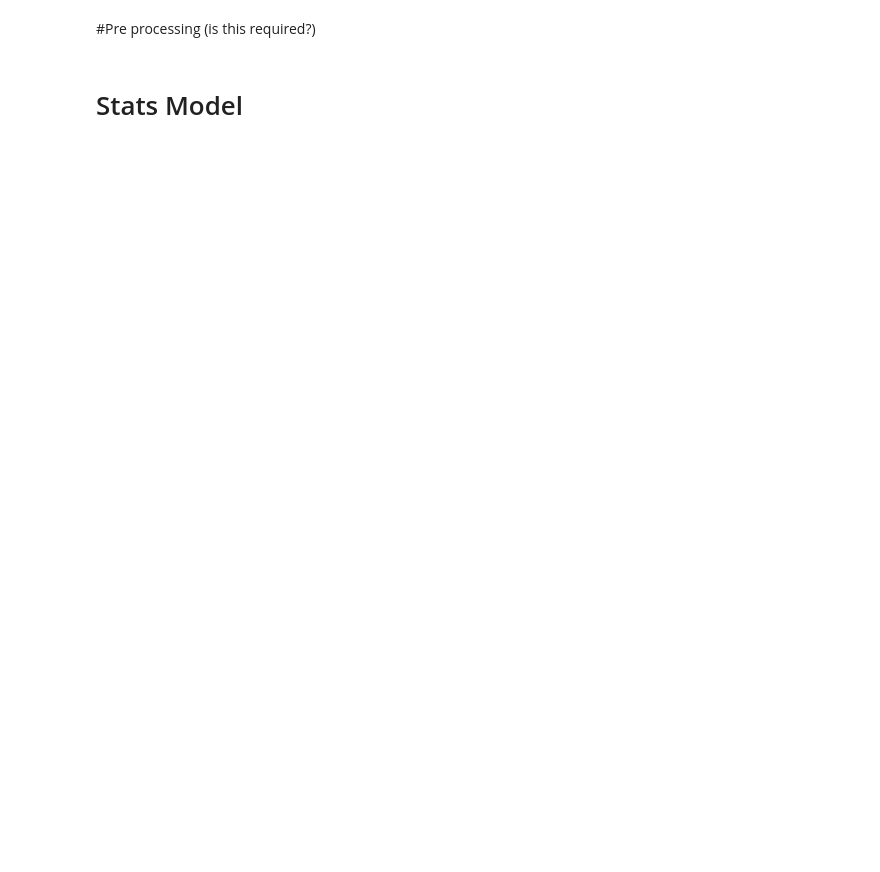
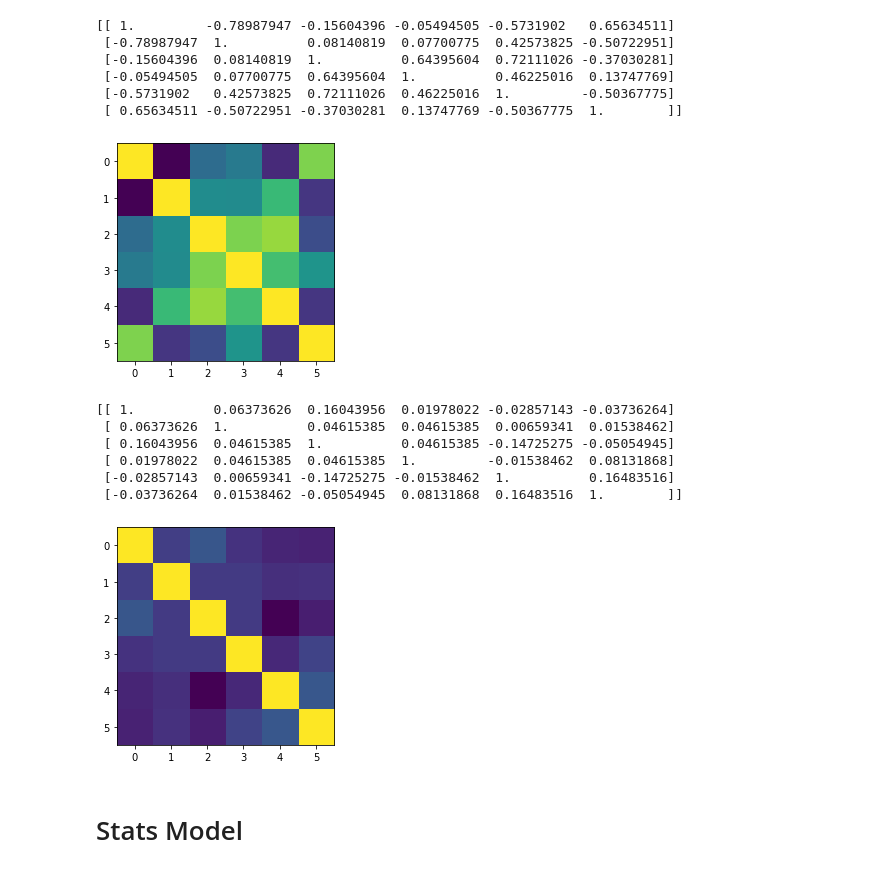
Before and after one commit to Manasi1999/ABC_GAN, a Jupyter notebook: src/Dataset4-Capital_Punishment.ipynb, the cells around one changed output. Saved outputs shown, nothing was run; the diff lists cells and outputs as text; code cells hidden in the pictures; blank space fills up the shorter version.

```diff
--- a/src/Dataset4-Capital_Punishment.ipynb
+++ b/src/Dataset4-Capital_Punishment.ipynb
@@ -29,7 +36,19 @@ ModuleNotFoundError: No module named 'torch'
 # %%
 #Load the dataset
-real_data = sm.datasets.cpunish.load_pandas()
-real_data.data
+X,Y = cpunishDataset.cpunish_data()
 n_features = 6
+# %% [output]
+[[ 1.         -0.78987947 -0.15604396 -0.05494505 -0.5731902   0.65634511]
+ [-0.78987947  1.          0.08140819  0.07700775  0.42573825 -0.50722951]
+ [-0.15604396  0.08140819  1.          0.64395604  0.72111026 -0.37030281]
+ [-0.05494505  0.07700775  0.64395604  1.          0.46225016  0.13747769]
+ [-0.5731902   0.42573825  0.72111026  0.46225016  1.         -0.50367775]
+ [ 0.65634511 -0.50722951 -0.37030281  0.13747769 -0.50367775  1.        ]]
+[figure, added]
+[[ 1.          0.06373626  0.16043956  0.01978022 -0.02857143 -0.03736264]
+ [ 0.06373626  1.          0.04615385  0.04615385  0.00659341  0.01538462]
+ [ 0.16043956  0.04615385  1.          0.04615385 -0.14725275 -0.05054945]
+ [ 0.01978022  0.04615385  0.04615385  1.         -0.01538462  0.08131868]
+ [-0.02857143  0.00659341 -0.14725275 -0.01538462  1.          0.16483516]
+ [-0.03736264  0.01538462 -0.05054945  0.08131868  0.16483516  1.        ]]
+[figure, added]
-# %% [markdown]
-#Pre processing (is this required?)
```
Also changed, not shown: parts of 18 cells of this notebook, 10 other files.
